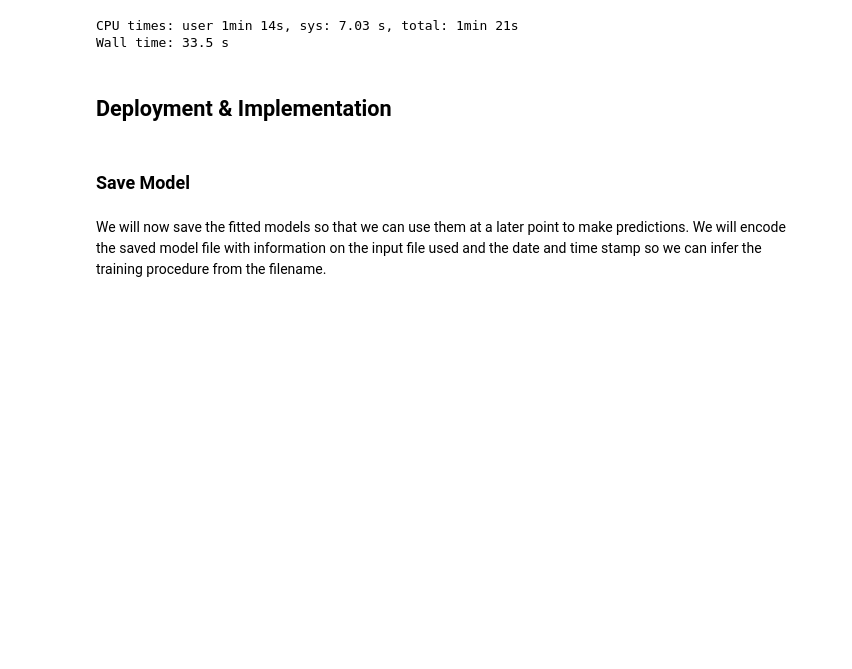
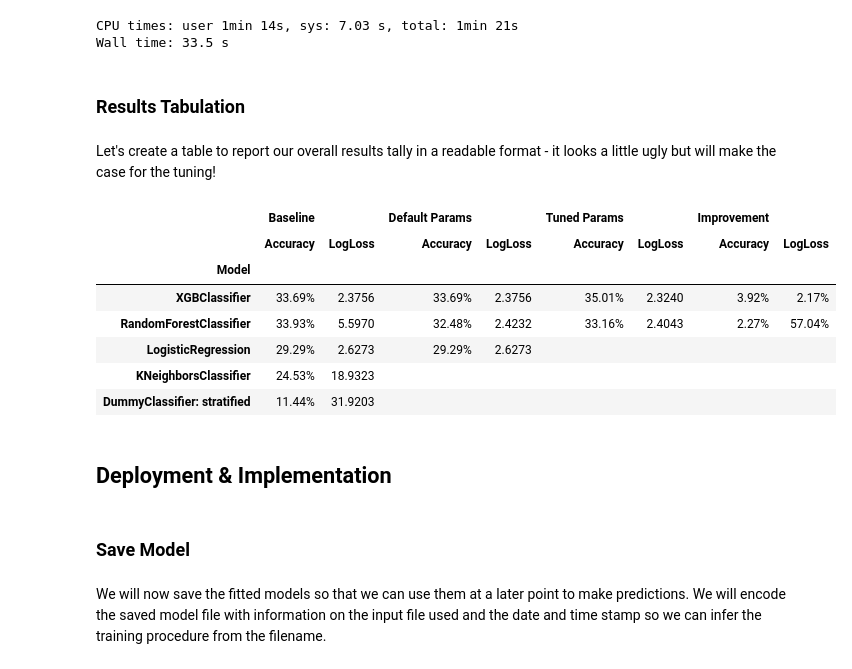
Before and after one commit to fazeelgm/UCB_ML_AI_Capstone, a Jupyter notebook: notebooks/ModelExploration.ipynb, the cells around one changed output. Cells and saved outputs as stored; diff of their text form; code cells hidden in the pictures; blank space fills up the shorter version.

Commit message:
Added Results Tabulation

```diff
--- a/notebooks/ModelExploration.ipynb
+++ b/notebooks/ModelExploration.ipynb
@@ -938,3 +938,19 @@ plt.show()
 [figure]
 CPU times: user 1min 14s, sys: 7.03 s, total: 1min 21s
 Wall time: 33.5 s
+# %% [markdown]
+### Results Tabulation
+# %% [markdown]
+Let's create a table to report our overall results tally in a readable format - it looks a little ugly but will make the case for the tuning!
+# %%
+# Define the multiIndex for the results tally
+models = ['XGBClassifier', 'RandomForestClassifier', 'LogisticRegression', 'KNeighborsClassifier', 'DummyClassifier: stratified']
+headings_l1 = ['Baseline', 'Default Params', 'Tuned Params', 'Improvement']
+headings_l2 = ['Accuracy','LogLoss']
+results_cols = ['Test Accuracy','LogLoss']
+
+results_tally = pd.DataFrame([],
+                             index=pd.Index(models, name='Model'),
+                             columns=pd.MultiIndex.from_product([headings_l1, headings_l2])
+                            )
+# results_tally
@@ -940,0 +995,21 @@ Wall time: 33.5 s
+# %%
+# Replace all NaN values with a blank string
+results_tally.fillna('', inplace=True)
+# %%
+# Apply styling to center the text and headers
+results_tally_styled = results_tally.style.set_properties(subset=headings_l1,
+                                                          **{'text-align': 'center'}
+                                                         ).set_table_styles([{'selector': 'th',  # for headers
+                                                                              'props': [('text-align', 'center')],
+                                                                             }])
+
+results_tally_styled
+# %% [output]
+|  | Baseline |  | Default Params |  | Tuned Params |  | Improvement |  |
+|  | Accuracy | LogLoss | Accuracy | LogLoss | Accuracy | LogLoss | Accuracy | LogLoss |
+| Model |  |  |  |  |  |  |  |  |
+| XGBClassifier | 33.69% | 2.3756 | 33.69% | 2.3756 | 35.01% | 2.3240 | 3.92% | 2.17% |
+| RandomForestClassifier | 33.93% | 5.5970 | 32.48% | 2.4232 | 33.16% | 2.4043 | 2.27% | 57.04% |
+| LogisticRegression | 29.29% | 2.6273 | 29.29% | 2.6273 |  |  |  |  |
+| KNeighborsClassifier | 24.53% | 18.9323 |  |  |  |  |  |  |
+| DummyClassifier: stratified | 11.44% | 31.9203 |  |  |  |  |  |  |
```
Also changed, not shown: parts of 3 cells of this notebook, 1 other file.
